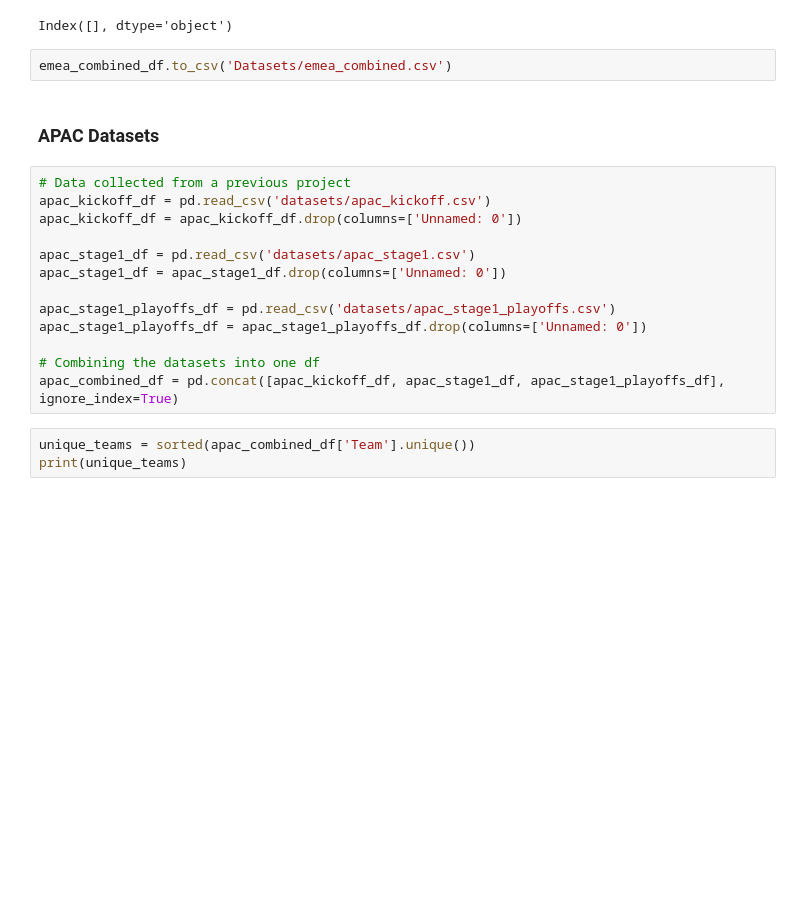
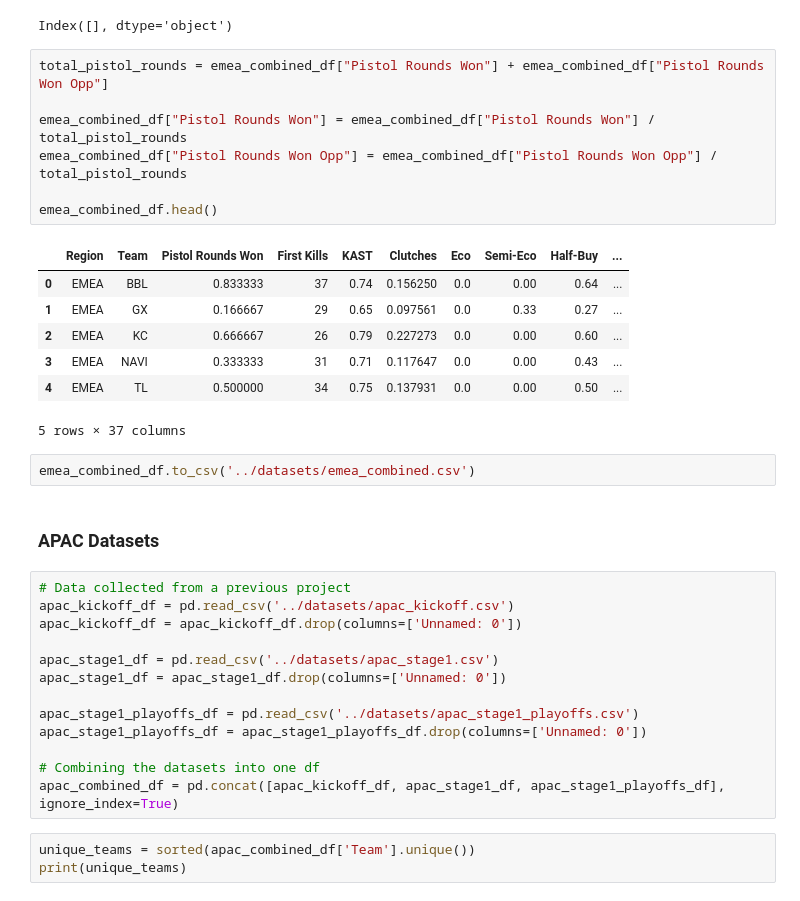
Before and after one commit to unnamed-catalyst/VCT-Predictor-Visualizer, a Jupyter notebook: preprocessing/data_preprocessing.ipynb, the cells around one changed output. Drawn from its saved outputs; the diff is of its cells as text; blank space fills up the shorter version.

```diff
--- a/data_preprocessing.ipynb
+++ b/preprocessing/data_preprocessing.ipynb
@@ -124,19 +124,34 @@ null_columns = emea_combined_df.columns[emea_combined_df.isnull().any()]
 print(null_columns)
 # %% [output]
 Index([], dtype='object')
+# %%
+total_pistol_rounds = emea_combined_df["Pistol Rounds Won"] + emea_combined_df["Pistol Rounds Won Opp"]
+
+emea_combined_df["Pistol Rounds Won"] = emea_combined_df["Pistol Rounds Won"] / total_pistol_rounds
+emea_combined_df["Pistol Rounds Won Opp"] = emea_combined_df["Pistol Rounds Won Opp"] / total_pistol_rounds
+
+emea_combined_df.head()
+# %% [output]
+|  | Region | Team | Pistol Rounds Won | First Kills | KAST | Clutches | Eco | Semi-Eco | Half-Buy | ... |
+| 0 | EMEA | BBL | 0.833333 | 37 | 0.74 | 0.156250 | 0.0 | 0.00 | 0.64 | ... |
+| 1 | EMEA | GX | 0.166667 | 29 | 0.65 | 0.097561 | 0.0 | 0.33 | 0.27 | ... |
+| 2 | EMEA | KC | 0.666667 | 26 | 0.79 | 0.227273 | 0.0 | 0.00 | 0.60 | ... |
+| 3 | EMEA | NAVI | 0.333333 | 31 | 0.71 | 0.117647 | 0.0 | 0.00 | 0.43 | ... |
+| 4 | EMEA | TL | 0.500000 | 34 | 0.75 | 0.137931 | 0.0 | 0.00 | 0.50 | ... |
+5 rows × 37 columns
 # %%
-emea_combined_df.to_csv('Datasets/emea_combined.csv')
+emea_combined_df.to_csv('../datasets/emea_combined.csv')
 # %% [markdown]
 ### APAC Datasets
 # %%
 # Data collected from a previous project
-apac_kickoff_df = pd.read_csv('datasets/apac_kickoff.csv')
+apac_kickoff_df = pd.read_csv('../datasets/apac_kickoff.csv')
 apac_kickoff_df = apac_kickoff_df.drop(columns=['Unnamed: 0'])
 
-apac_stage1_df = pd.read_csv('datasets/apac_stage1.csv')
+apac_stage1_df = pd.read_csv('../datasets/apac_stage1.csv')
 apac_stage1_df = apac_stage1_df.drop(columns=['Unnamed: 0'])
 
-apac_stage1_playoffs_df = pd.read_csv('datasets/apac_stage1_playoffs.csv')
+apac_stage1_playoffs_df = pd.read_csv('../datasets/apac_stage1_playoffs.csv')
 apac_stage1_playoffs_df = apac_stage1_playoffs_df.drop(columns=['Unnamed: 0'])
 
 # Combining the datasets into one df
```
Also changed, not shown: parts of 11 cells of this notebook, 16 other files.
